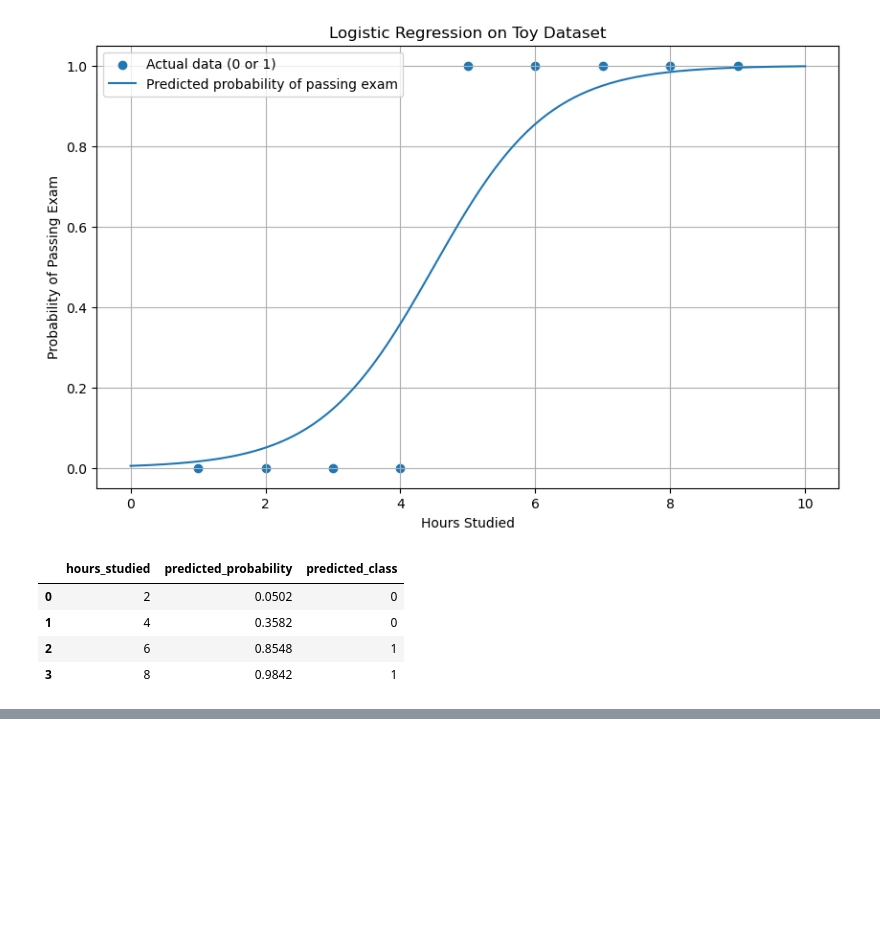
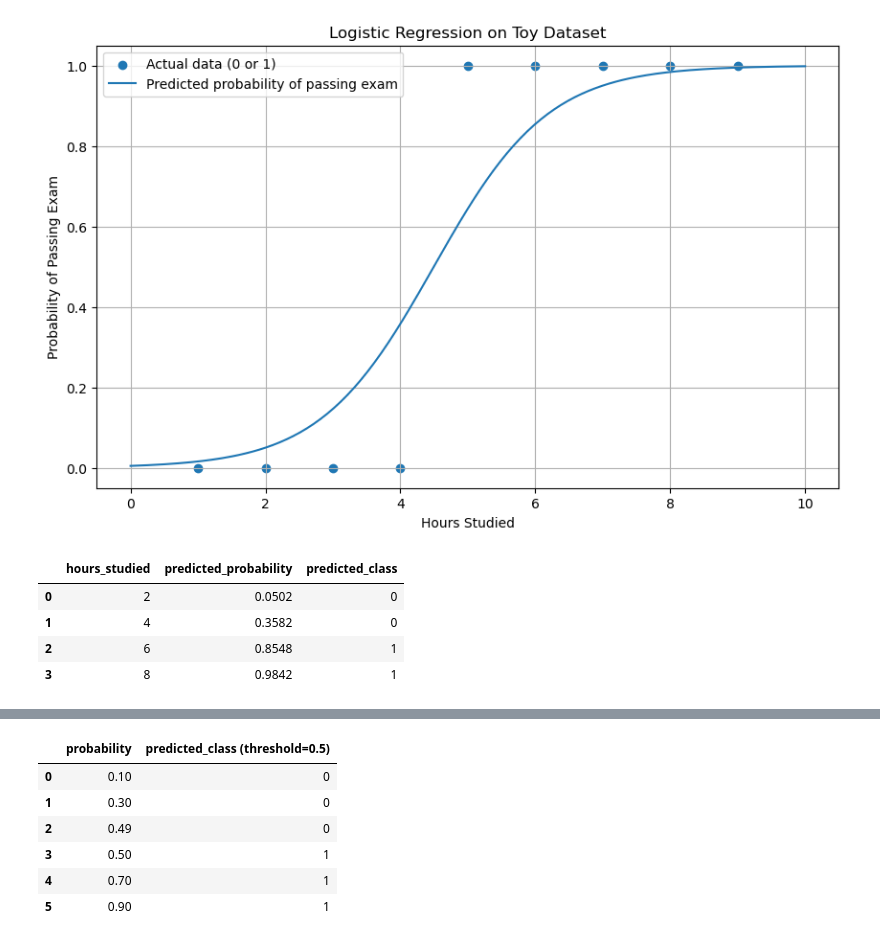
Before and after one commit to AbdullahWB/Machine-Learning, a Jupyter notebook: Week_4/Introduction_to_Logistic_Regression.ipynb, the cells around one changed output, grey strips where cells are left out. Saved outputs shown, nothing was run; the diff lists cells and outputs as text; code cells hidden in the pictures; blank space fills up the shorter version.

```diff
--- a/Week_4/Introduction_to_Logistic_Regression.ipynb
+++ b/Week_4/Introduction_to_Logistic_Regression.ipynb
@@ -89,0 +128,19 @@ results_df
+# %%
+probabilities = np.array([0.1, 0.3, 0.49, 0.5, 0.7, 0.9])
+threshold = 0.5
+pred_class = (probabilities >= threshold).astype(int)
+
+thresh_df = pd.DataFrame({
+    "probability": probabilities,
+    "predicted_class (threshold=0.5)": pred_class
+})
+
+thresh_df
+# %% [output]
+|  | probability | predicted_class (threshold=0.5) |
+| 0 | 0.10 | 0 |
+| 1 | 0.30 | 0 |
+| 2 | 0.49 | 0 |
+| 3 | 0.50 | 1 |
+| 4 | 0.70 | 1 |
+| 5 | 0.90 | 1 |
```
Also changed, not shown: parts of 3 cells of this notebook, 1 other file.
